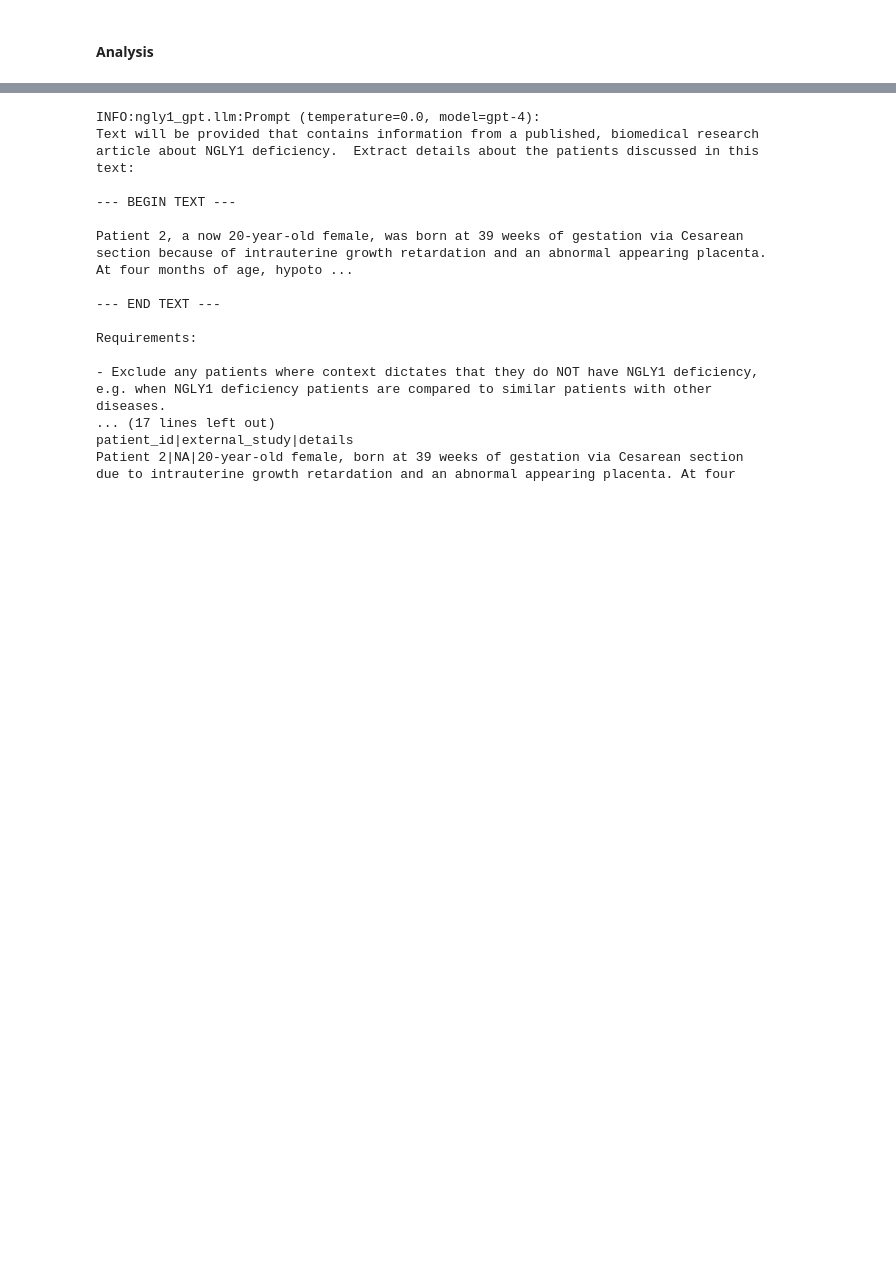
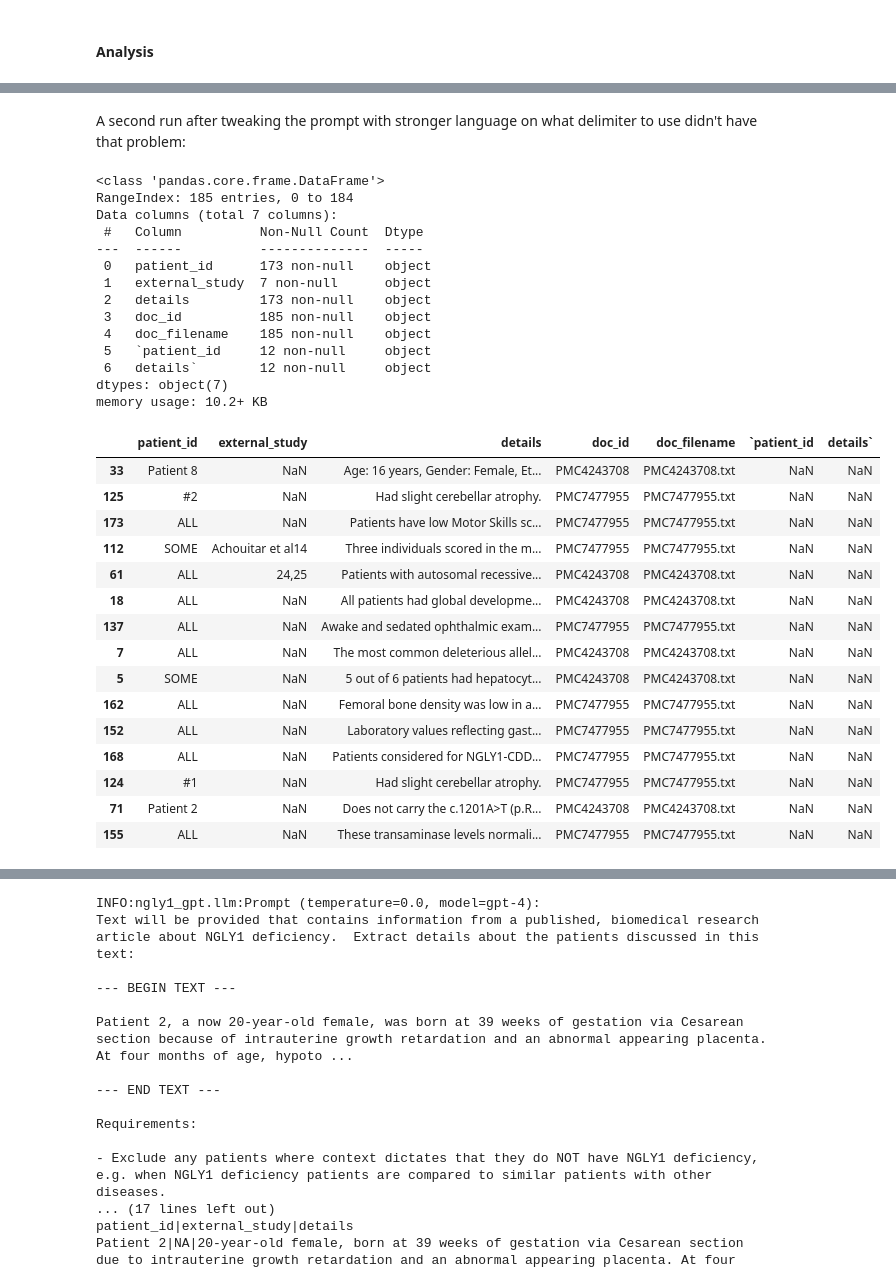
Before and after one commit to eric-czech/ngly1-gpt, a Jupyter notebook: ngly1_gpt/notebooks/patient_extraction.ipynb, the cells around one changed output, grey strips where cells are left out. Drawn from its saved outputs; the diff is of its cells as text; code cells hidden in the pictures; blank space fills up the shorter version.

```diff
--- a/ngly1_gpt/notebooks/patient_extraction.ipynb
+++ b/ngly1_gpt/notebooks/patient_extraction.ipynb
@@ -164,3 +85,40 @@ memory usage: 7.2+ KB
+# %% [markdown]
+A second run after tweaking the prompt with stronger language on what delimiter to use didn't have that problem:
+# %%
+patients = pd.read_csv(utils.get_paths().output_data / "patients_2.tsv", sep="\t")
+patients.info()
+patients.sample(n=15, random_state=0)
+# %% [output]
+<class 'pandas.core.frame.DataFrame'>
+RangeIndex: 185 entries, 0 to 184
+Data columns (total 7 columns):
+ #   Column          Non-Null Count  Dtype
+---  ------          --------------  -----
+ 0   patient_id      173 non-null    object
+ 1   external_study  7 non-null      object
+ 2   details         173 non-null    object
+ 3   doc_id          185 non-null    object
+ 4   doc_filename    185 non-null    object
+ 5   `patient_id     12 non-null     object
+ 6   details`        12 non-null     object
+dtypes: object(7)
+memory usage: 10.2+ KB
+|  | patient_id | external_study | details | doc_id | doc_filename | `patient_id | details` |
+| 33 | Patient 8 | NaN | Age: 16 years, Gender: Female, Et... | PMC4243708 | PMC4243708.txt | NaN | NaN |
+| 125 | #2 | NaN | Had slight cerebellar atrophy. | PMC7477955 | PMC7477955.txt | NaN | NaN |
+| 173 | ALL | NaN | Patients have low Motor Skills sc... | PMC7477955 | PMC7477955.txt | NaN | NaN |
+| 112 | SOME | Achouitar et al14 | Three individuals scored in the m... | PMC7477955 | PMC7477955.txt | NaN | NaN |
+| 61 | ALL | 24,25 | Patients with autosomal recessive... | PMC4243708 | PMC4243708.txt | NaN | NaN |
+| 18 | ALL | NaN | All patients had global developme... | PMC4243708 | PMC4243708.txt | NaN | NaN |
+| 137 | ALL | NaN | Awake and sedated ophthalmic exam... | PMC7477955 | PMC7477955.txt | NaN | NaN |
+| 7 | ALL | NaN | The most common deleterious allel... | PMC4243708 | PMC4243708.txt | NaN | NaN |
+| 5 | SOME | NaN | 5 out of 6 patients had hepatocyt... | PMC4243708 | PMC4243708.txt | NaN | NaN |
+| 162 | ALL | NaN | Femoral bone density was low in a... | PMC7477955 | PMC7477955.txt | NaN | NaN |
+| 152 | ALL | NaN | Laboratory values reflecting gast... | PMC7477955 | PMC7477955.txt | NaN | NaN |
+| 168 | ALL | NaN | Patients considered for NGLY1-CDD... | PMC7477955 | PMC7477955.txt | NaN | NaN |
+| 124 | #1 | NaN | Had slight cerebellar atrophy. | PMC7477955 | PMC7477955.txt | NaN | NaN |
+| 71 | Patient 2 | NaN | Does not carry the c.1201A>T (p.R... | PMC4243708 | PMC4243708.txt | NaN | NaN |
+| 155 | ALL | NaN | These transaminase levels normali... | PMC7477955 | PMC7477955.txt | NaN | NaN |
 # %%
 (
     patients[['doc_id', 'patient_id']]
```
Also changed, not shown: parts of 11 cells of this notebook, 10 other files.
